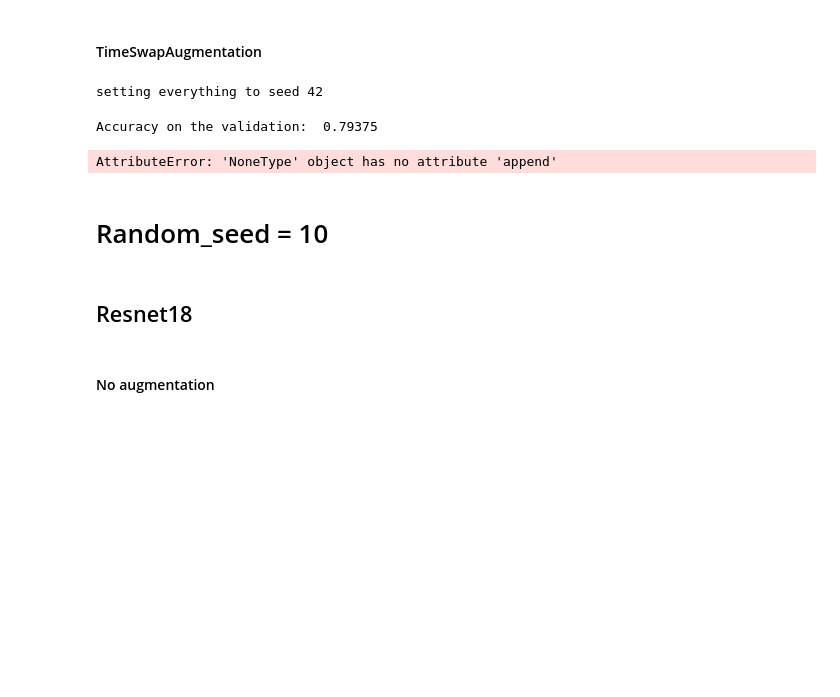
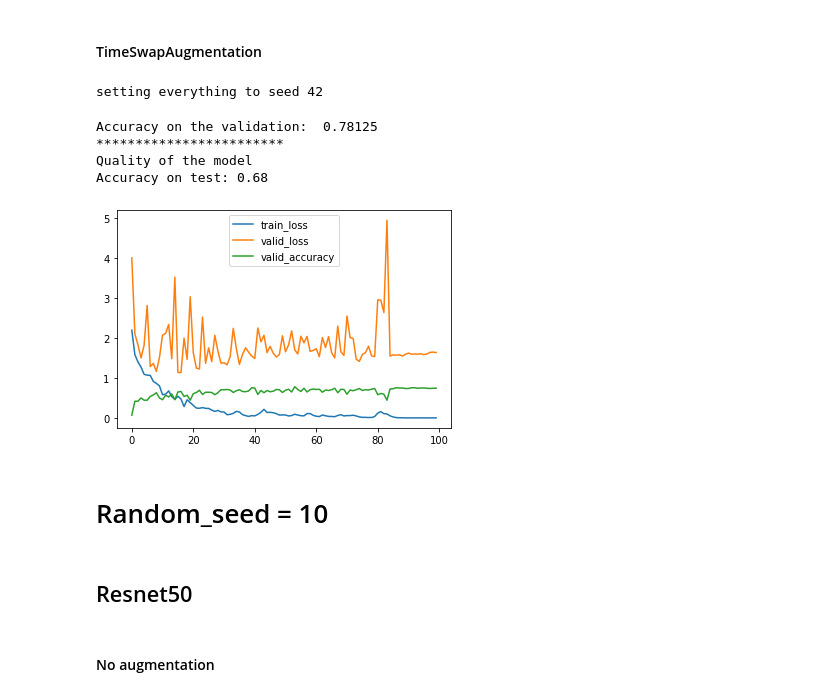
Before and after one commit to lukyanoffpashok/journal_of_research, a Jupyter notebook: Эксперименты для диссертации/GTZAN_SwapNeighboringStripes_resnet50.ipynb, the cells around one changed output. Saved outputs shown, nothing was run; the diff lists cells and outputs as text; code cells hidden in the pictures; blank space fills up the shorter version.

```diff
--- a/Эксперименты для диссертации/GTZAN_SwapNeighboringStripes_resnet50.ipynb
+++ b/Эксперименты для диссертации/GTZAN_SwapNeighboringStripes_resnet50.ipynb
@@ -429,37 +429,40 @@ seed_everything(random_seed)
 
 g1 = torch.Generator()
 g1.manual_seed(random_seed)
 train_dataloader = DataLoader(train_dataset, batch_size=batch_size, shuffle=True, worker_init_fn=worker_init_fn, generator=g1)
 g2 = torch.Generator()
 g2.manual_seed(random_seed)
 valid_dataloader = DataLoader(valid_dataset, batch_size=batch_size, shuffle=False, worker_init_fn=worker_init_fn, generator=g2)
 g3 = torch.Generator()
 g3.manual_seed(random_seed)
 test_dataloader = DataLoader(test_dataset, batch_size=batch_size, shuffle=False, worker_init_fn=worker_init_fn, generator=g3)
 
-model = resnet18()
+model = resnet50()
 num_ftrs = model.fc.in_features
 model.fc = torch.nn.Linear(num_ftrs, 10)
 model = model.to(device)
 
 epochs = 100
 criterion = torch.nn.CrossEntropyLoss()
 criterion = criterion.to(device)
 optimizer = torch.optim.Adam(model.parameters())
 
 model, losses = train(model, criterion, train_dataloader, valid_dataloader, epochs, optimizer, use_augmentation = True, aug_type = 'TimeSwapAugmentation')
 
-time_swap_augmentation_accuracy18.append(evaluate(model, test_dataloader))
+time_swap_augmentation_accuracy50.append(evaluate(model, test_dataloader))
 
 plt.plot(np.arange(epochs), losses[0], label = 'train_loss')
 plt.plot(np.arange(epochs), losses[1], label = 'valid_loss')
 plt.plot(np.arange(epochs), losses[2], label = 'valid_accuracy')
 plt.legend()
 plt.show()
 # %% [output]
 setting everything to seed 42
-Accuracy on the validation:  0.79375
+Accuracy on the validation:  0.78125
+************************
+Quality of the model
+Accuracy on test: 0.68
-AttributeError: 'NoneType' object has no attribute 'append'
+[figure, added]
 # %% [markdown]
 # Random_seed = 10
 # %%
@@ -473,7 +476,7 @@ train_dataset = GTZAN(data = data, labels = labels, keys = train_keys)
 valid_dataset = GTZAN(data = data, labels = labels, keys = valid_keys)
 test_dataset = GTZAN(data = data, labels = labels, keys = test_keys)
 # %% [markdown]
-## Resnet18
+## Resnet50
 # %% [markdown]
 #### No augmentation
 # %%
```
Also changed, not shown: parts of 17 cells of this notebook.
